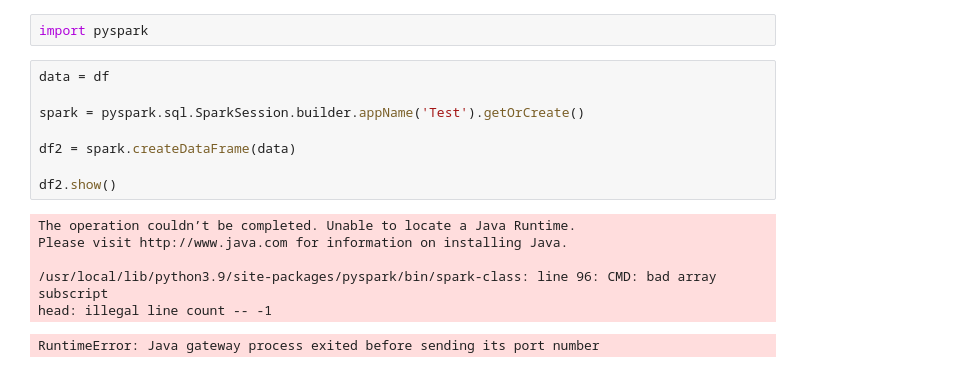
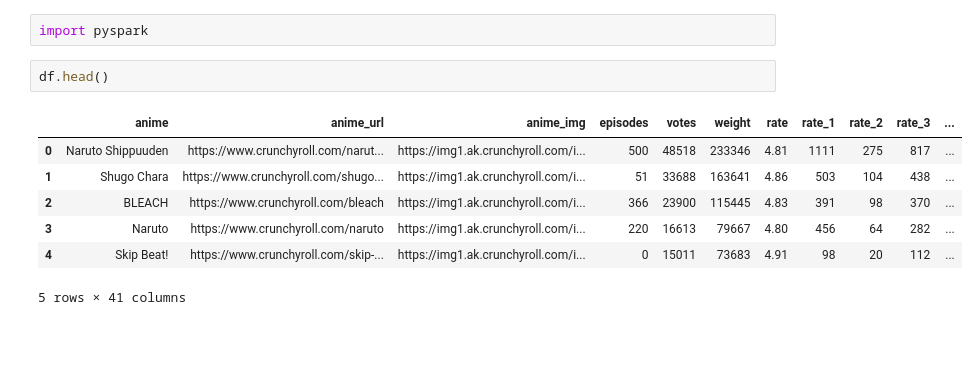
Before and after one commit to TerrenceAm22/Capstone, a Jupyter notebook: python/dataexp.ipynb, the cells around one changed output. Drawn from its saved outputs; the diff is of its cells as text; blank space fills up the shorter version.

Commit message:
data exploration

```diff
--- a/python/dataexp.ipynb
+++ b/python/dataexp.ipynb
@@ -48,18 +48,13 @@ df.shape
 (1255, 41)
 # %%
 import pyspark
-# %%
-data = df
-
-spark = pyspark.sql.SparkSession.builder.appName('Test').getOrCreate()
-
-df2 = spark.createDataFrame(data)
-
-df2.show()
-# %% [output]
-The operation couldn’t be completed. Unable to locate a Java Runtime.
-Please visit http://www.java.com for information on installing Java.
-
-/usr/local/lib/python3.9/site-packages/pyspark/bin/spark-class: line 96: CMD: bad array subscript
-head: illegal line count -- -1
-RuntimeError: Java gateway process exited before sending its port number
+# %%
+df.head()
+# %% [output]
+|  | anime | anime_url | anime_img | episodes | votes | weight | rate | rate_1 | rate_2 | rate_3 | ... |
+| 0 | Naruto Shippuuden | https://www.crunchyroll.com/narut... | https://img1.ak.crunchyroll.com/i... | 500 | 48518 | 233346 | 4.81 | 1111 | 275 | 817 | ... |
+| 1 | Shugo Chara | https://www.crunchyroll.com/shugo... | https://img1.ak.crunchyroll.com/i... | 51 | 33688 | 163641 | 4.86 | 503 | 104 | 438 | ... |
+| 2 | BLEACH | https://www.crunchyroll.com/bleach | https://img1.ak.crunchyroll.com/i... | 366 | 23900 | 115445 | 4.83 | 391 | 98 | 370 | ... |
+| 3 | Naruto | https://www.crunchyroll.com/naruto | https://img1.ak.crunchyroll.com/i... | 220 | 16613 | 79667 | 4.80 | 456 | 64 | 282 | ... |
+| 4 | Skip Beat! | https://www.crunchyroll.com/skip-... | https://img1.ak.crunchyroll.com/i... | 0 | 15011 | 73683 | 4.91 | 98 | 20 | 112 | ... |
+5 rows × 41 columns
```
Also changed, not shown: parts of 20 cells of this notebook, 1 other file.
